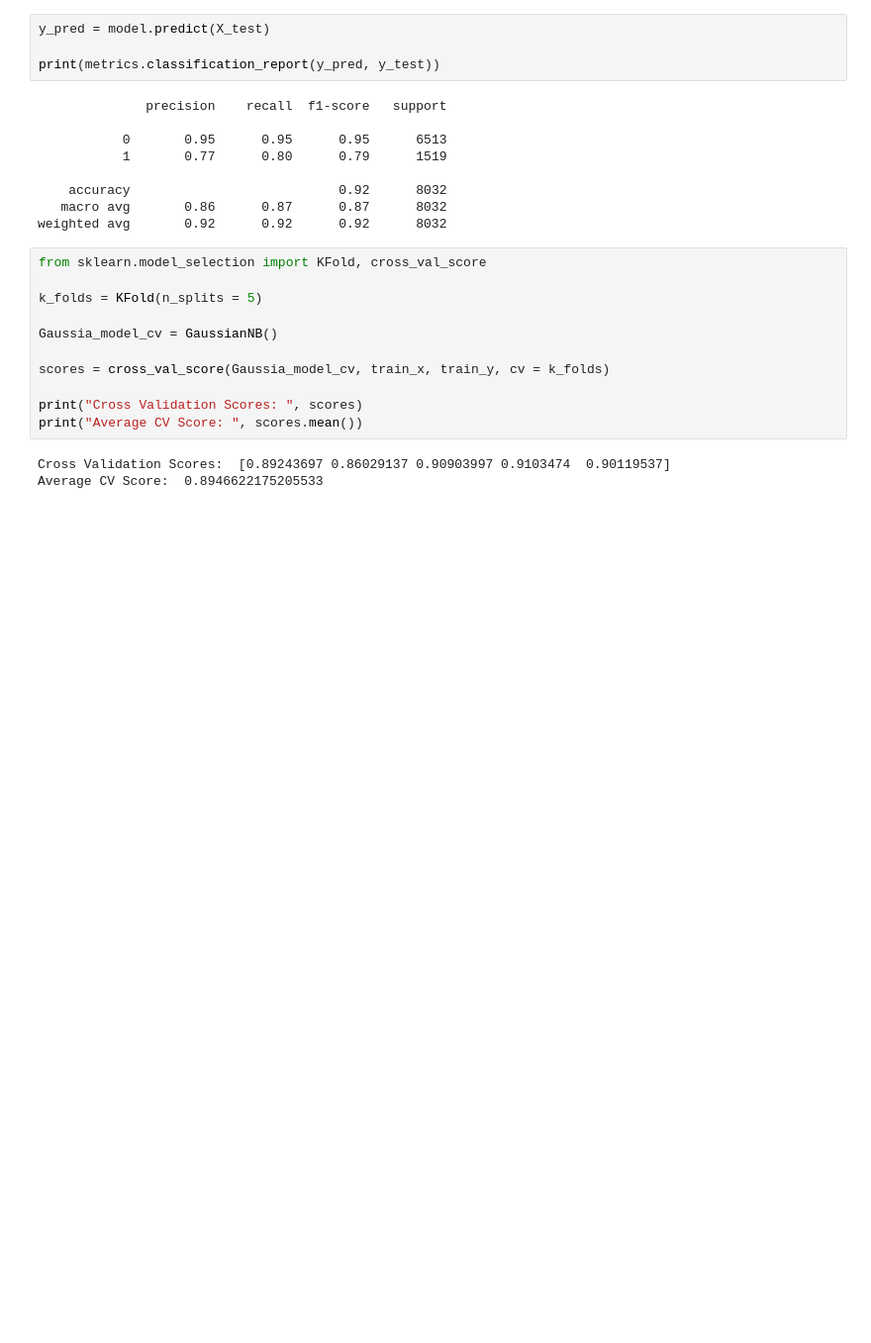
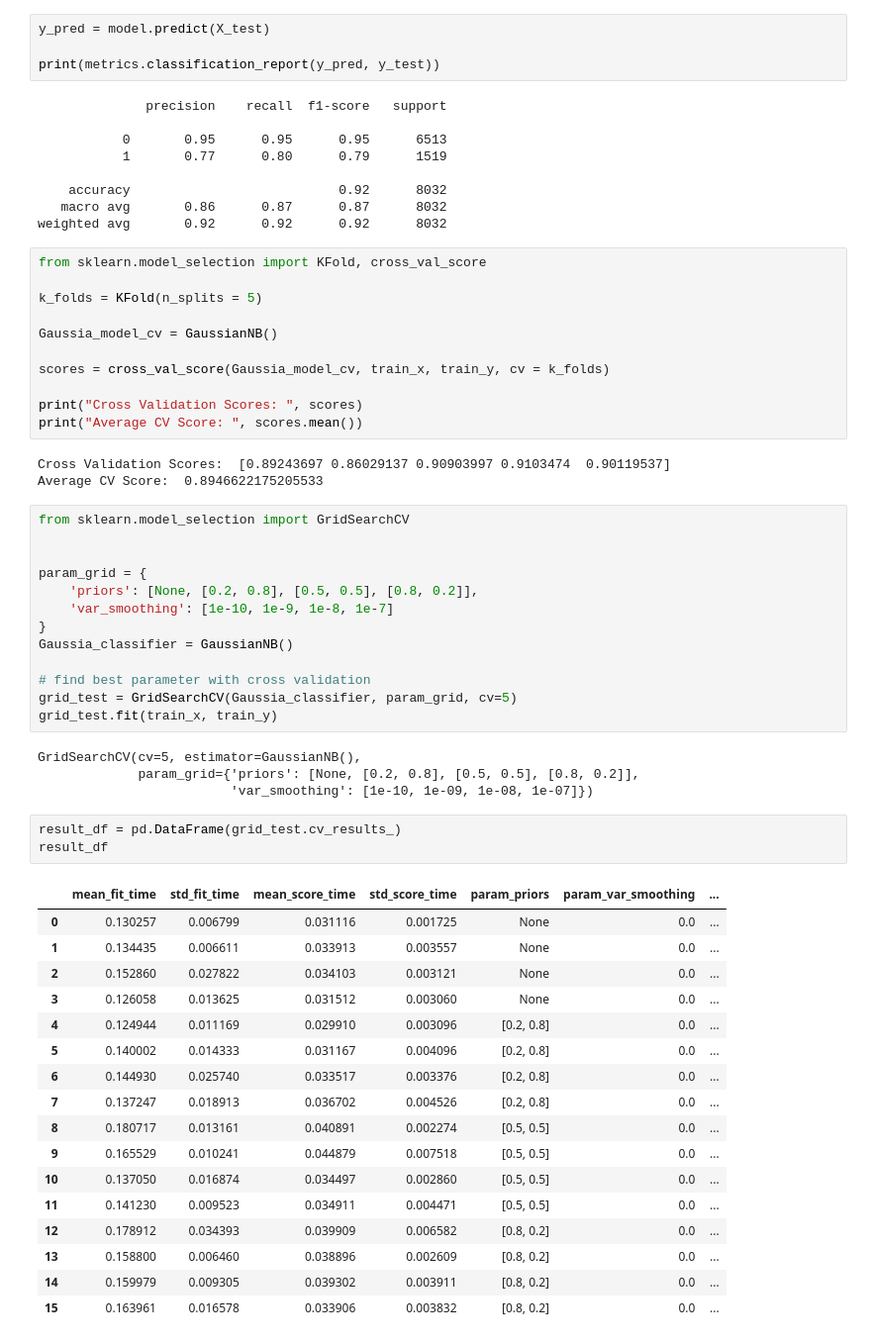
Before and after one commit to lucascheng24/comp4432ML-A_Million_News_Headlines, a Jupyter notebook: Fake_and_real_news_dataset/classifiers/NaiveBayes/gaussian_02.ipynb, the cells around one changed output. Shown: that part at 99% size. Drawn from its saved outputs; the diff is of its cells as text; blank space fills up the shorter version.

```diff
--- a/Fake_and_real_news_dataset/classifiers/NaiveBayes/gaussian_02.ipynb
+++ b/Fake_and_real_news_dataset/classifiers/NaiveBayes/gaussian_02.ipynb
@@ -84,3 +84,41 @@ print("Average CV Score: ", scores.mean())
 # %% [output]
 Cross Validation Scores:  [0.89243697 0.86029137 0.90903997 0.9103474  0.90119537]
 Average CV Score:  0.8946622175205533
+# %%
+from sklearn.model_selection import GridSearchCV
+
+
+param_grid = {
+    'priors': [None, [0.2, 0.8], [0.5, 0.5], [0.8, 0.2]],
+    'var_smoothing': [1e-10, 1e-9, 1e-8, 1e-7]
+}
+Gaussia_classifier = GaussianNB()
+
+# find best parameter with cross validation
+grid_test = GridSearchCV(Gaussia_classifier, param_grid, cv=5)
+grid_test.fit(train_x, train_y)
+# %% [output]
+GridSearchCV(cv=5, estimator=GaussianNB(),
+             param_grid={'priors': [None, [0.2, 0.8], [0.5, 0.5], [0.8, 0.2]],
+                         'var_smoothing': [1e-10, 1e-09, 1e-08, 1e-07]})
+# %%
+result_df = pd.DataFrame(grid_test.cv_results_)
+result_df
+# %% [output]
+|  | mean_fit_time | std_fit_time | mean_score_time | std_score_time | param_priors | param_var_smoothing | ... |
+| 0 | 0.130257 | 0.006799 | 0.031116 | 0.001725 | None | 0.0 | ... |
+| 1 | 0.134435 | 0.006611 | 0.033913 | 0.003557 | None | 0.0 | ... |
+| 2 | 0.152860 | 0.027822 | 0.034103 | 0.003121 | None | 0.0 | ... |
+| 3 | 0.126058 | 0.013625 | 0.031512 | 0.003060 | None | 0.0 | ... |
+| 4 | 0.124944 | 0.011169 | 0.029910 | 0.003096 | [0.2, 0.8] | 0.0 | ... |
+| 5 | 0.140002 | 0.014333 | 0.031167 | 0.004096 | [0.2, 0.8] | 0.0 | ... |
+| 6 | 0.144930 | 0.025740 | 0.033517 | 0.003376 | [0.2, 0.8] | 0.0 | ... |
+| 7 | 0.137247 | 0.018913 | 0.036702 | 0.004526 | [0.2, 0.8] | 0.0 | ... |
+| 8 | 0.180717 | 0.013161 | 0.040891 | 0.002274 | [0.5, 0.5] | 0.0 | ... |
+| 9 | 0.165529 | 0.010241 | 0.044879 | 0.007518 | [0.5, 0.5] | 0.0 | ... |
+| 10 | 0.137050 | 0.016874 | 0.034497 | 0.002860 | [0.5, 0.5] | 0.0 | ... |
+| 11 | 0.141230 | 0.009523 | 0.034911 | 0.004471 | [0.5, 0.5] | 0.0 | ... |
+| 12 | 0.178912 | 0.034393 | 0.039909 | 0.006582 | [0.8, 0.2] | 0.0 | ... |
+| 13 | 0.158800 | 0.006460 | 0.038896 | 0.002609 | [0.8, 0.2] | 0.0 | ... |
+| 14 | 0.159979 | 0.009305 | 0.039302 | 0.003911 | [0.8, 0.2] | 0.0 | ... |
+| 15 | 0.163961 | 0.016578 | 0.033906 | 0.003832 | [0.8, 0.2] | 0.0 | ... |
```
